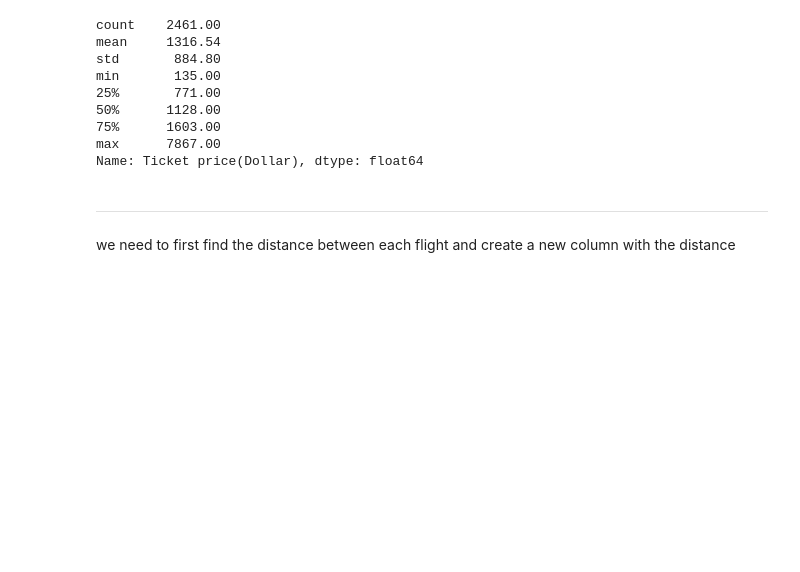
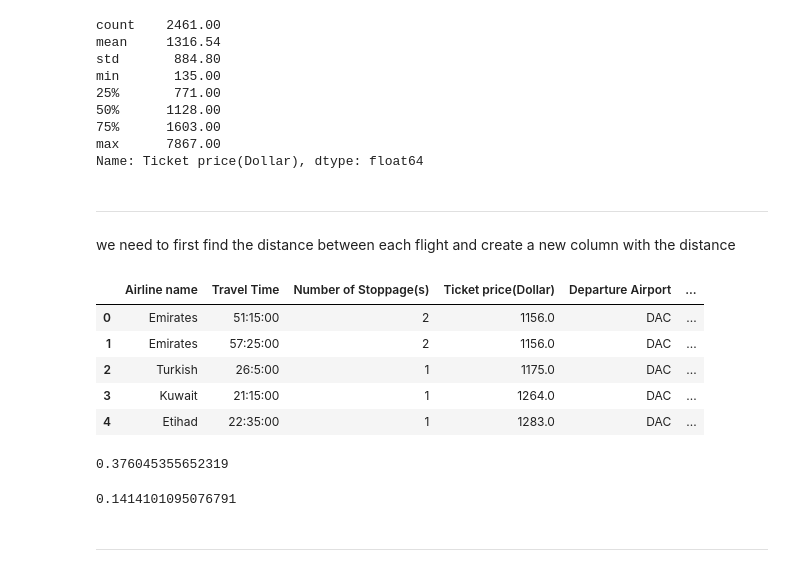
Before and after one commit to natalieheng/Project-2-Airline-Flight-Fares, a Jupyter notebook: Data Analysis for Project 2.ipynb, the cells around one changed output. Drawn from its saved outputs; the diff is of its cells as text; code cells hidden in the pictures; blank space fills up the shorter version.

Commit message:
Continue data analysis

```diff
--- a/Data Analysis for Project 2.ipynb
+++ b/Data Analysis for Project 2.ipynb
@@ -129,0 +188,28 @@ we need to first find the distance between each flight and create a new column w
+# %%
+def get_distance(row):
+    departure = row['Departure Airport']
+    destination = row['Destination Airport']
+    return distances.get((departure, destination))
+
+cleaned_flight['Distance'] = cleaned_flight.apply(get_distance, axis=1)
+# %%
+cleaned_flight.head()
+# %% [output]
+|  | Airline name | Travel Time | Number of Stoppage(s) | Ticket price(Dollar) | Departure Airport | ... |
+| 0 | Emirates | 51:15:00 | 2 | 1156.0 | DAC | ... |
+| 1 | Emirates | 57:25:00 | 2 | 1156.0 | DAC | ... |
+| 2 | Turkish | 26:5:00 | 1 | 1175.0 | DAC | ... |
+| 3 | Kuwait | 21:15:00 | 1 | 1264.0 | DAC | ... |
+| 4 | Etihad | 22:35:00 | 1 | 1283.0 | DAC | ... |
+# %%
+#ANALYSIS: correlation between distance and airprice
+reg1 = cleaned_flight['Distance'].corr(cleaned_flight['Ticket price(Dollar)'])
+reg1
+# %% [output]
+0.376045355652319
+# %%
+reg1** 2
+# %% [output]
+0.1414101095076791
+# %% [markdown]
+----------------------------------------------------------------------------------------------------------------------
```
Also changed, not shown: parts of 3 cells of this notebook.
